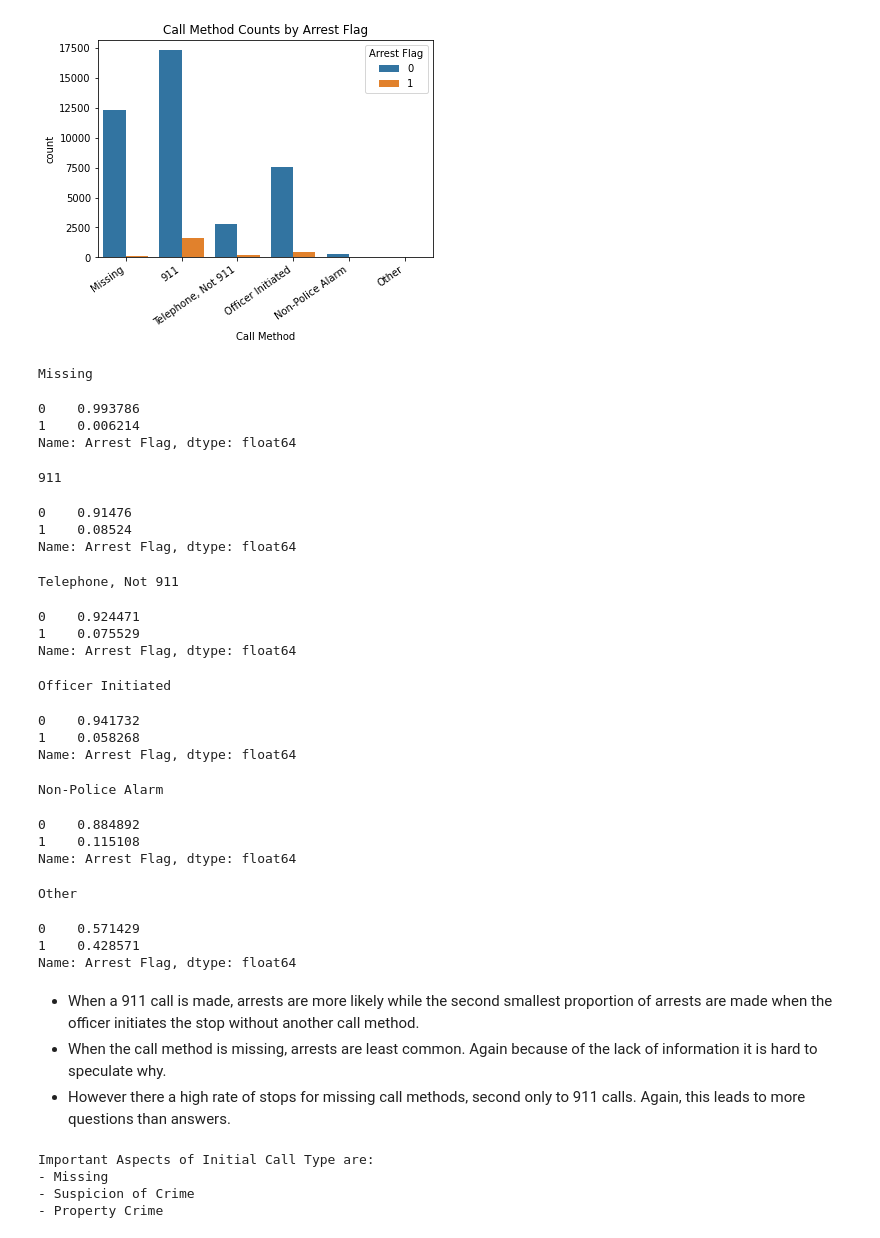
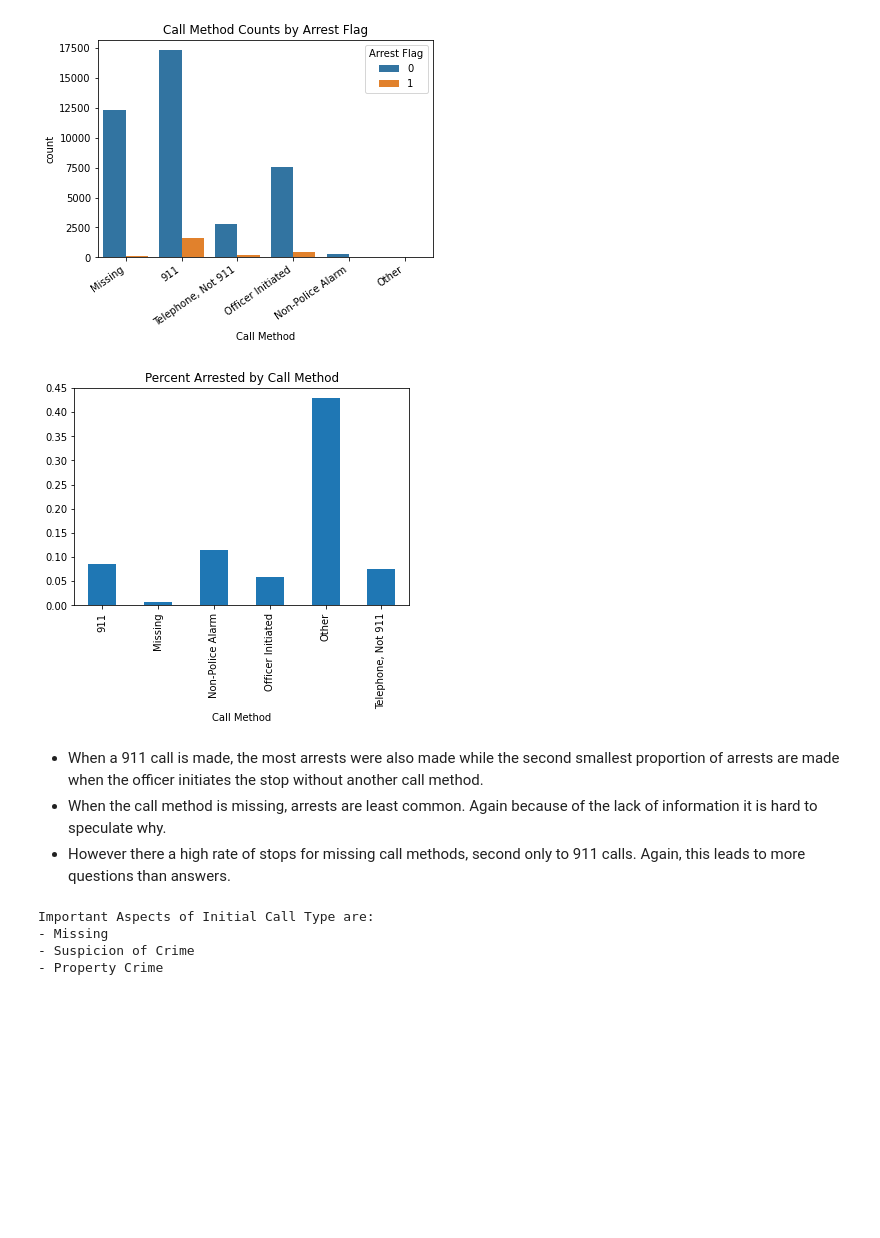
Before and after one commit to charlottebasch/Variables-Affecting-Terry-Stops, a Jupyter notebook: student.ipynb, the cells around one changed output. Cells and saved outputs as stored; diff of their text form; code cells hidden in the pictures; blank space fills up the shorter version.

```diff
--- a/student.ipynb
+++ b/student.ipynb
@@ -1172,34 +1141,11 @@ Important Aspects of Call Method are:
 - Officer Initiated
 [figure]
 # %%
-check_value_counts(feats[2])
+check_percentage(feats[2])
 # %% [output]
-Missing
-0    0.993786
-1    0.006214
-Name: Arrest Flag, dtype: float64
-911
-0    0.91476
-1    0.08524
-Name: Arrest Flag, dtype: float64
-Telephone, Not 911
-0    0.924471
-1    0.075529
-Name: Arrest Flag, dtype: float64
-Officer Initiated
-0    0.941732
-1    0.058268
-Name: Arrest Flag, dtype: float64
-Non-Police Alarm
-0    0.884892
-1    0.115108
-Name: Arrest Flag, dtype: float64
-Other
-0    0.571429
-1    0.428571
-Name: Arrest Flag, dtype: float64
+[figure, added]
 # %% [markdown]
-- When a 911 call is made, arrests are more likely while the second smallest proportion of arrests are made when the officer initiates the stop without another call method.
+- When a 911 call is made, the most arrests were also made while the second smallest proportion of arrests are made when the officer initiates the stop without another call method.
 - When the call method is missing, arrests are least common. Again because of the lack of information it is hard to speculate why.
 - However there a high rate of stops for missing call methods, second only to 911 calls. Again, this leads to more questions than answers.
 # %%
```
Also changed, not shown: parts of 18 cells of this notebook.
